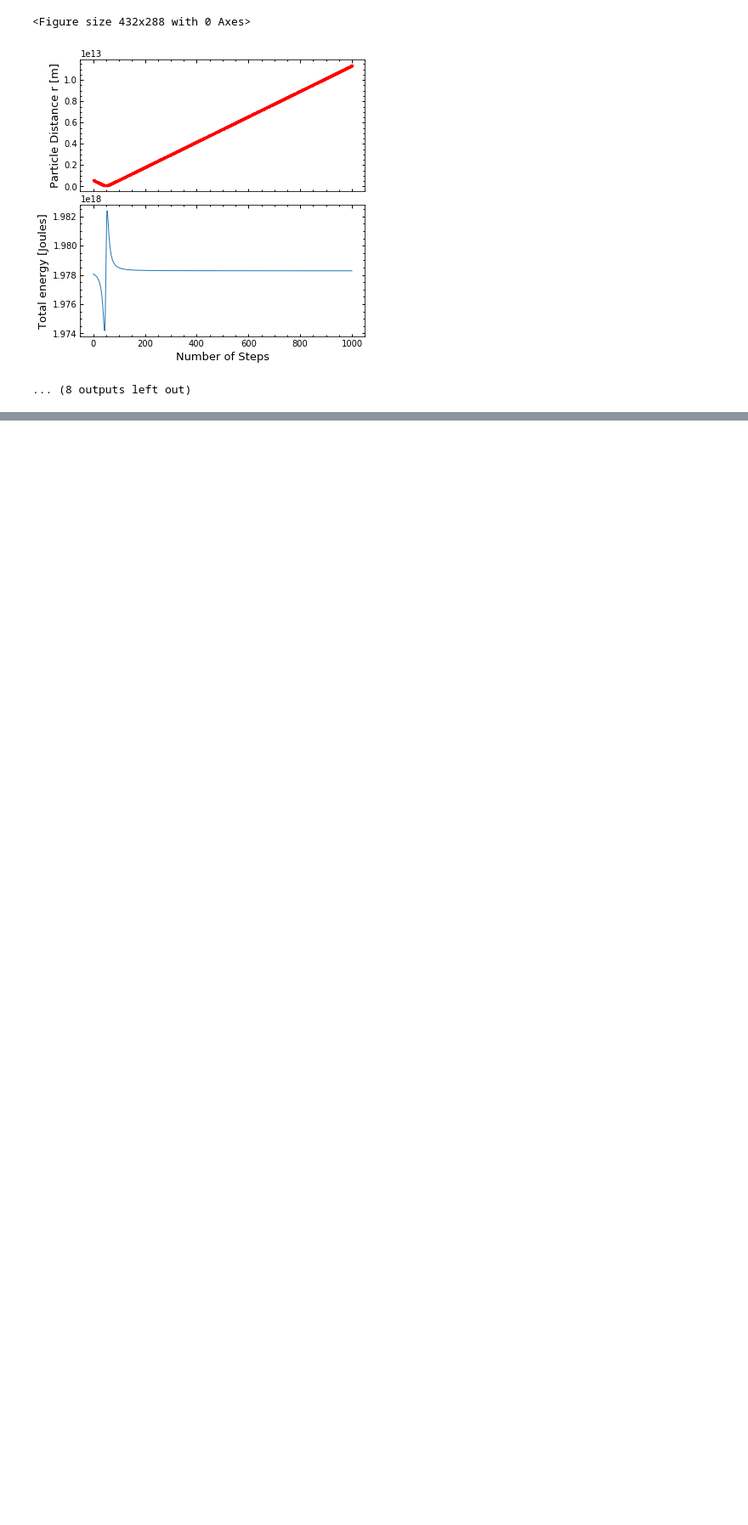
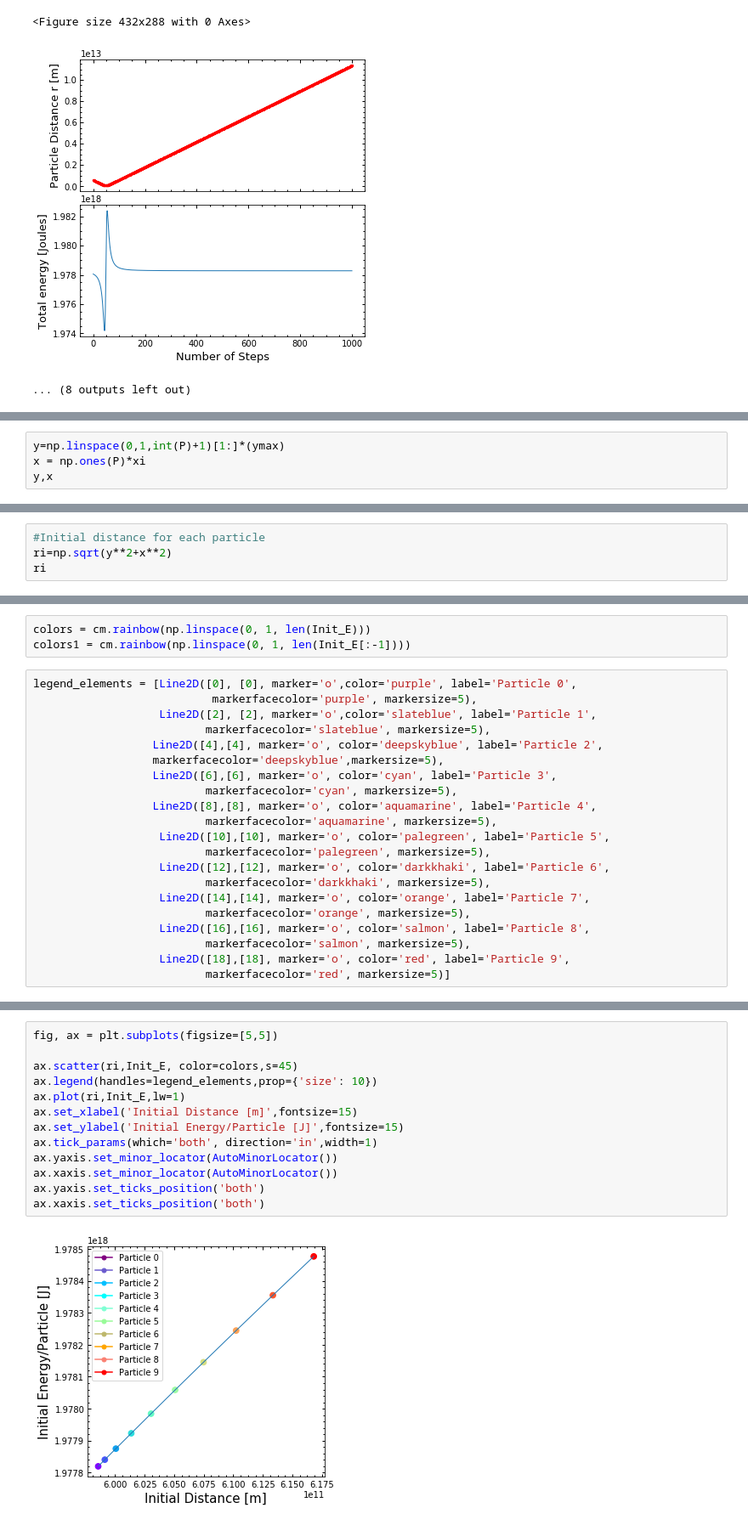
Before and after one commit to ETV337/REU_NU_2020_Project, a Jupyter notebook: DF_sim_v3.ipynb, the cells around one changed output, grey strips where cells are left out. Shown at 85% size. Drawn from its saved outputs; the diff is of its cells as text; blank space fills up the shorter version.

```diff
--- a/DF_sim_v3.ipynb
+++ b/DF_sim_v3.ipynb
@@ -496,0 +620,4 @@ for i in range(P):
+# %%
+y=np.linspace(0,1,int(P)+1)[1:]*(ymax)
+x = np.ones(P)*xi
+y,x
@@ -496,0 +631,4 @@ for i in range(P):
+# %%
+#Initial distance for each particle
+ri=np.sqrt(y**2+x**2)
+ri
@@ -496,0 +639,24 @@ for i in range(P):
+# %%
+colors = cm.rainbow(np.linspace(0, 1, len(Init_E)))
+colors1 = cm.rainbow(np.linspace(0, 1, len(Init_E[:-1])))
+# %%
+legend_elements = [Line2D([0], [0], marker='o',color='purple', label='Particle 0',
+                           markerfacecolor='purple', markersize=5),
+                   Line2D([2], [2], marker='o',color='slateblue', label='Particle 1',
+                          markerfacecolor='slateblue', markersize=5),
+                  Line2D([4],[4], marker='o', color='deepskyblue', label='Particle 2',
+                  markerfacecolor='deepskyblue',markersize=5),
+                  Line2D([6],[6], marker='o', color='cyan', label='Particle 3',
+                          markerfacecolor='cyan', markersize=5),
+                  Line2D([8],[8], marker='o', color='aquamarine', label='Particle 4',
+                          markerfacecolor='aquamarine', markersize=5),
+                   Line2D([10],[10], marker='o', color='palegreen', label='Particle 5',
+                          markerfacecolor='palegreen', markersize=5),
+                   Line2D([12],[12], marker='o', color='darkkhaki', label='Particle 6',
+                          markerfacecolor='darkkhaki', markersize=5),
+                   Line2D([14],[14], marker='o', color='orange', label='Particle 7',
+                          markerfacecolor='orange', markersize=5),
+                   Line2D([16],[16], marker='o', color='salmon', label='Particle 8',
+                          markerfacecolor='salmon', markersize=5),
+                   Line2D([18],[18], marker='o', color='red', label='Particle 9',
+                          markerfacecolor='red', markersize=5)]
@@ -496,0 +682,15 @@ for i in range(P):
+# %%
+fig, ax = plt.subplots(figsize=[5,5])
+
+ax.scatter(ri,Init_E, color=colors,s=45)
+ax.legend(handles=legend_elements,prop={'size': 10})
+ax.plot(ri,Init_E,lw=1)
+ax.set_xlabel('Initial Distance [m]',fontsize=15)
+ax.set_ylabel('Initial Energy/Particle [J]',fontsize=15)
+ax.tick_params(which='both', direction='in',width=1)
+ax.yaxis.set_minor_locator(AutoMinorLocator())
+ax.xaxis.set_minor_locator(AutoMinorLocator())
+ax.yaxis.set_ticks_position('both')
+ax.xaxis.set_ticks_position('both')
+# %% [output]
+[figure, added]
```
Also changed, not shown: parts of 34 cells of this notebook, 3 other files.
